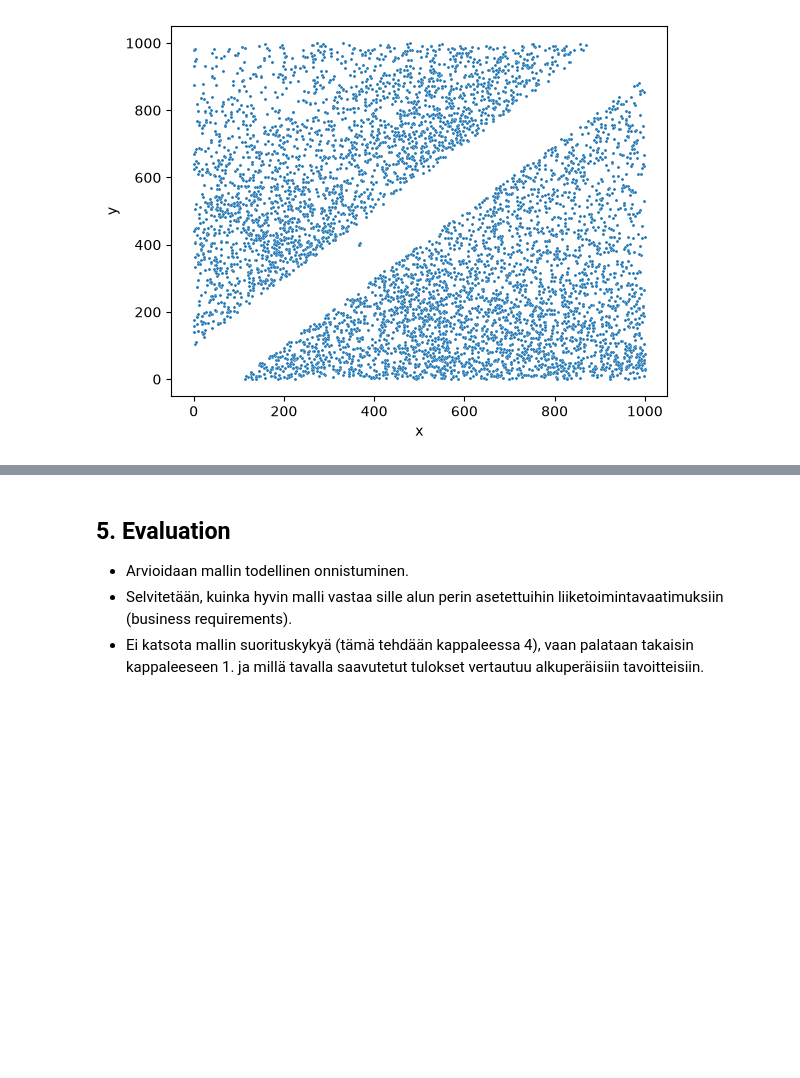
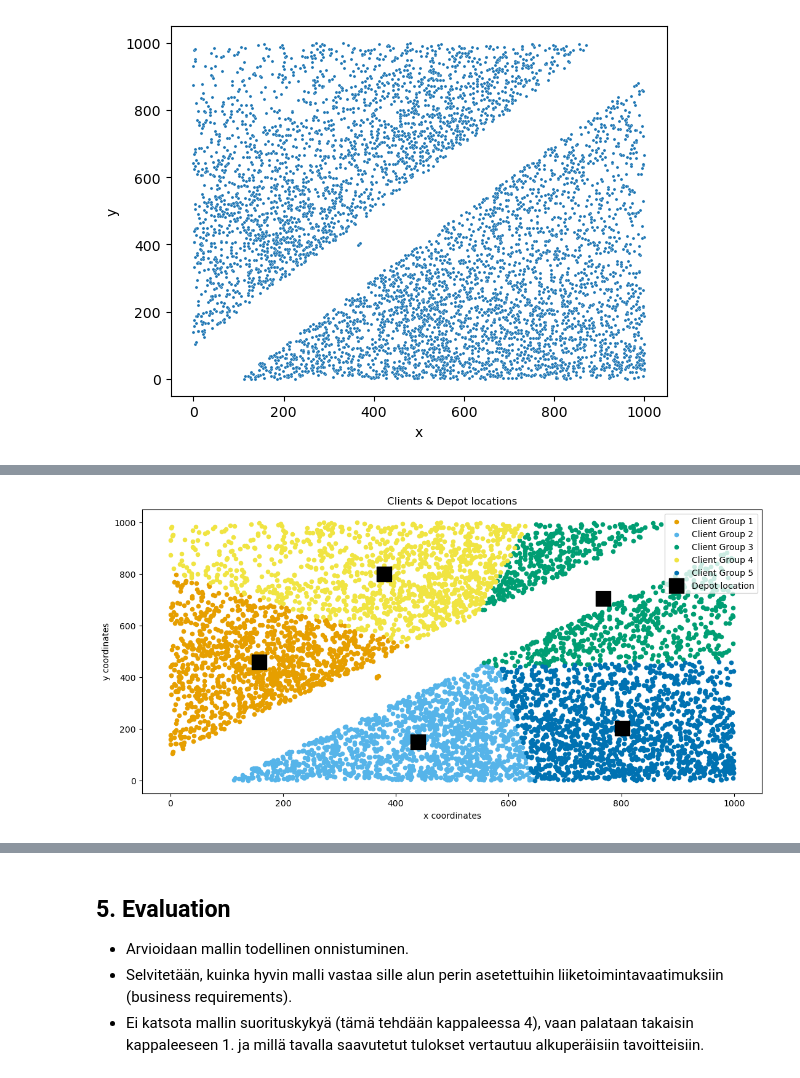
Before and after one commit to mehiis/data-processing-and-machine-learning-metropolia-group7, a Jupyter notebook: assignment-05/assignment-05-clustering-and-association-rule-mining.ipynb, the cells around one changed output, grey strips where cells are left out. Drawn from its saved outputs; the diff is of its cells as text; code cells hidden in the pictures; blank space fills up the shorter version.

```diff
--- a/assignment-05/assignment-05-clustering-and-association-rule-mining.ipynb
+++ b/assignment-05/assignment-05-clustering-and-association-rule-mining.ipynb
@@ -75,7 +78,7 @@ We will then perform same checks and operations to the other dataset containing
 # %%
 # loads product data
 prod_df = []
-with open('../datasets/drone_delivery/drone_prod_groups.csv', "r") as f:
+with open('../datasets/drone_prod_groups.csv', "r") as f:
     for line in f:
         line = line.replace('\n', '')
         prod_df.append(line.split(','))
@@ -185,0 +191,14 @@ plt.show()
+# %%
+from sklearn.cluster import KMeans
+
+#how many depopts for drones we would like to test
+CENTROID_AMOUNT = 5
+
+model = KMeans(n_clusters=CENTROID_AMOUNT, n_init='auto', random_state=42)
+model.fit(loc_df)
+
+l = model.labels_
+
+# Print centroid coordinates (this are the locations of each drone delivery base)
+print('DEPOT [X, Y] COORDINATES\n')
+print(model.cluster_centers_)
@@ -185,0 +213,50 @@ plt.show()
+# %%
+def visualize_kmeans(centroid_amount):
+    # "Okabe–Ito palette", a great palatte for color blind people.
+    colors = ['#E69F00', '#56B4E9', '#009E73', '#F0E442', '#0072B2', '#D55E00', '#CC79A7']
+    plt.figure(figsize=(13, 6))
+
+    coordinates = loc_df[['x', 'y']].values
+    lbls = model.labels_
+
+    for i in range(centroid_amount):
+        cluster_points = coordinates[lbls == i]
+
+        if i < len(colors): #default state if the hard coded colours are enough
+            color = colors[i]
+
+            plt.scatter(
+                cluster_points[:, 0],
+                cluster_points[:, 1],
+                color=color,
+                s=20,
+                label=f'Client Group {i+1}'
+            )
+        else: #if we run out of hard coded colors
+            plt.scatter(
+                cluster_points[:, 0],
+                cluster_points[:, 1],
+                s=20,
+                label=f'Client Group {i+1}'
+            )
+
+    #visualize centroids
+    plt.scatter(
+        model.cluster_centers_[:, 0],
+        model.cluster_centers_[:, 1],
+        color='black',
+        marker='s',
+        s=300,
+        label='Depot location'
+    )
+
+
+    plt.xlabel('x coordinates')
+    plt.ylabel('y coordinates')
+    plt.title('Clients & Depot locations')
+    plt.legend()
+    plt.show()
+
+visualize_kmeans(CENTROID_AMOUNT)
+# %% [output]
+[figure, added]
```
Also changed, not shown: parts of 13 cells of this notebook, 2 other files.
